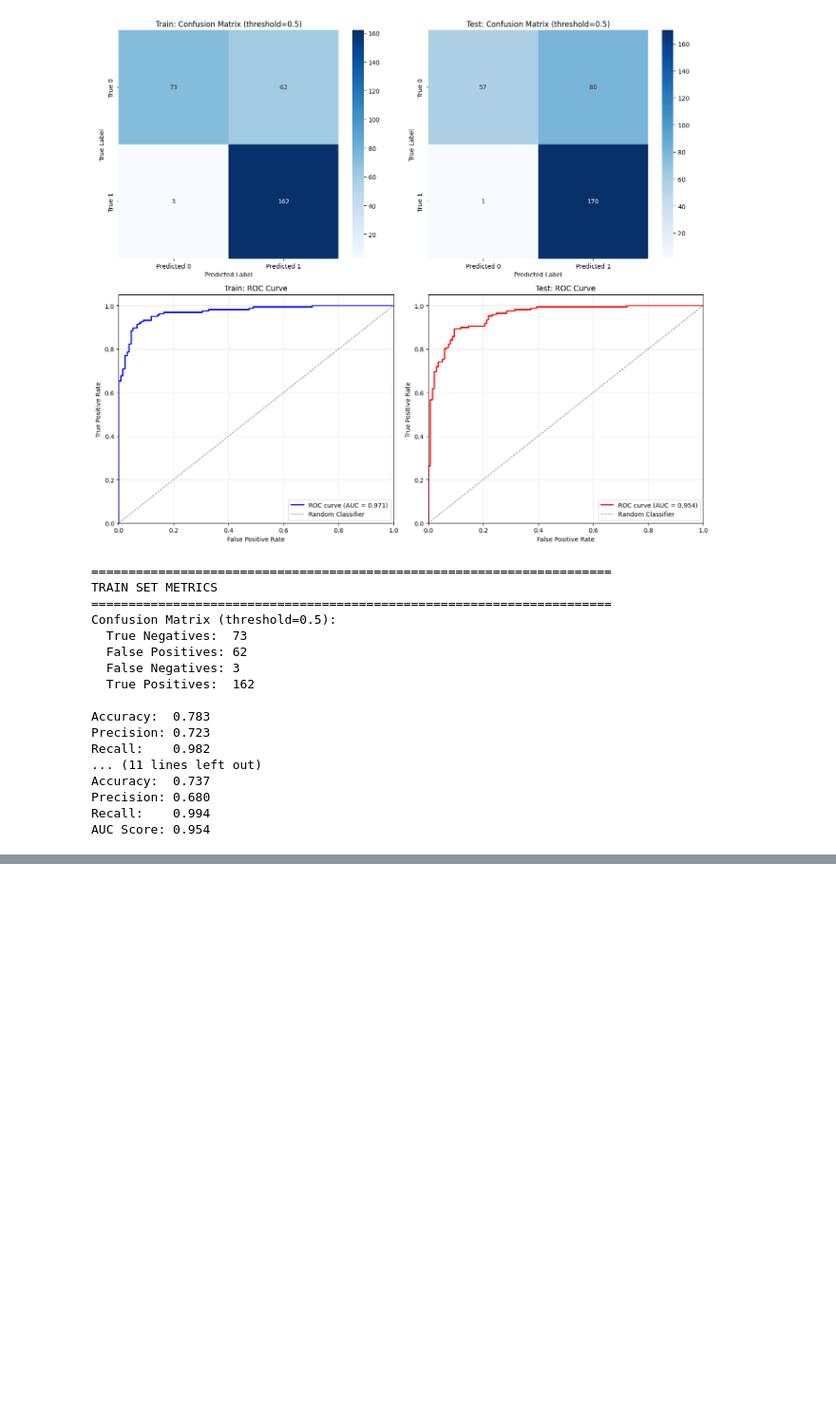
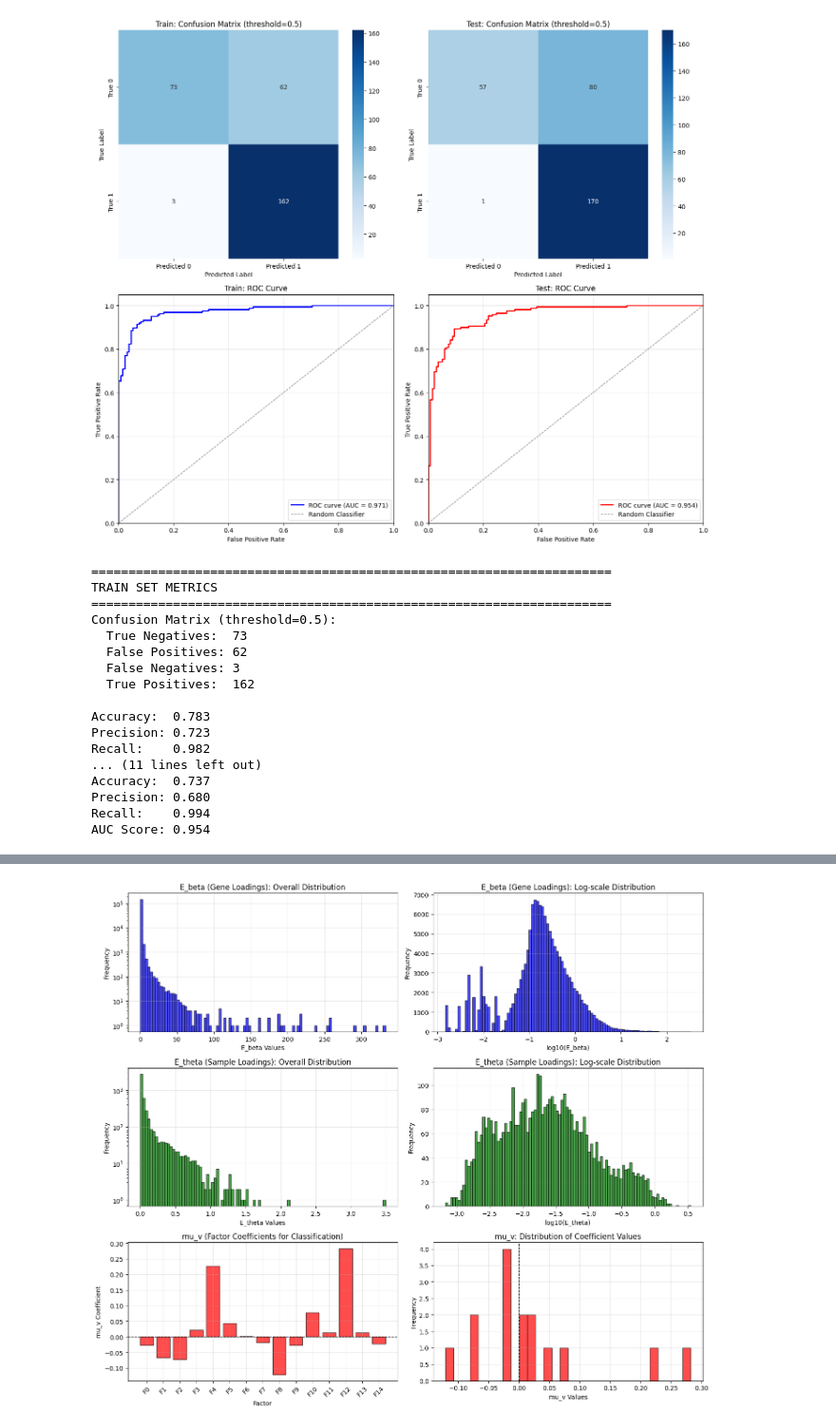
Before and after one commit to tsyasenpoor/sspa_vi, a Jupyter notebook: anal.ipynb, the cells around one changed output, grey strips where cells are left out. Shown at 95% size. Saved outputs shown, nothing was run; the diff lists cells and outputs as text; code cells hidden in the pictures; blank space fills up the shorter version.

```diff
--- a/anal.ipynb
+++ b/anal.ipynb
@@ -497,0 +536,98 @@ AUC Score: 0.954
+# %%
+# Create distribution plots for E_beta, E_theta, and mu_v
+fig, axes = plt.subplots(3, 2, figsize=(14, 12))
+
+# E_beta distributions
+# Overall distribution
+axes[0, 0].hist(E_beta.flatten(), bins=100, alpha=0.7, color='blue', edgecolor='black')
+axes[0, 0].set_xlabel('E_beta Values')
+axes[0, 0].set_ylabel('Frequency')
+axes[0, 0].set_title('E_beta (Gene Loadings): Overall Distribution')
+axes[0, 0].set_yscale('log')
+axes[0, 0].grid(alpha=0.3)
+
+# E_beta log-scale
+axes[0, 1].hist(np.log10(E_beta.flatten() + 1e-10), bins=100, alpha=0.7, color='blue', edgecolor='black')
+axes[0, 1].set_xlabel('log10(E_beta)')
+axes[0, 1].set_ylabel('Frequency')
+axes[0, 1].set_title('E_beta (Gene Loadings): Log-scale Distribution')
+axes[0, 1].grid(alpha=0.3)
+
+# E_theta distributions
+# Overall distribution
+axes[1, 0].hist(E_theta.flatten(), bins=100, alpha=0.7, color='green', edgecolor='black')
+axes[1, 0].set_xlabel('E_theta Values')
+axes[1, 0].set_ylabel('Frequency')
+axes[1, 0].set_title('E_theta (Sample Loadings): Overall Distribution')
+axes[1, 0].set_yscale('log')
+axes[1, 0].grid(alpha=0.3)
+
+# E_theta log-scale
+axes[1, 1].hist(np.log10(E_theta.flatten() + 1e-10), bins=100, alpha=0.7, color='green', edgecolor='black')
+axes[1, 1].set_xlabel('log10(E_theta)')
+axes[1, 1].set_ylabel('Frequency')
+axes[1, 1].set_title('E_theta (Sample Loadings): Log-scale Distribution')
+axes[1, 1].grid(alpha=0.3)
+
+# mu_v distributions
+# Bar plot
+factors = [f'F{i}' for i in range(mu_v.shape[1])]
+axes[2, 0].bar(factors, mu_v[0], color='red', alpha=0.7, edgecolor='black')
+axes[2, 0].set_xlabel('Factor')
+axes[2, 0].set_ylabel('mu_v Coefficient')
+axes[2, 0].set_title('mu_v (Factor Coefficients for Classification)')
+axes[2, 0].axhline(y=0, color='black', linestyle='--', linewidth=1)
+axes[2, 0].tick_params(axis='x', rotation=45)
+axes[2, 0].grid(alpha=0.3)
+
+# Histogram of mu_v values
+axes[2, 1].hist(mu_v.flatten(), bins=30, alpha=0.7, color='red', edgecolor='black')
+axes[2, 1].set_xlabel('mu_v Values')
+axes[2, 1].set_ylabel('Frequency')
+axes[2, 1].set_title('mu_v: Distribution of Coefficient Values')
+axes[2, 1].axvline(x=0, color='black', linestyle='--', linewidth=1)
+axes[2, 1].grid(alpha=0.3)
+
+plt.tight_layout()
+plt.show()
+
+# Print summary statistics
+print("="*70)
+print("E_BETA (Gene Loadings) Statistics:")
+print("="*70)
+print(f"Shape: {E_beta.shape}")
+print(f"Mean: {E_beta.mean():.6f}")
+print(f"Std: {E_beta.std():.6f}")
+print(f"Min: {E_beta.min():.6f}")
+print(f"Max: {E_beta.max():.6f}")
+print(f"Median: {np.median(E_beta):.6f}")
+
+print("\n" + "="*70)
+print("E_THETA (Sample Loadings) Statistics:")
+print("="*70)
+print(f"Shape: {E_theta.shape}")
+print(f"Mean: {E_theta.mean():.6f}")
+print(f"Std: {E_theta.std():.6f}")
+print(f"Min: {E_theta.min():.6f}")
+print(f"Max: {E_theta.max():.6f}")
+print(f"Median: {np.median(E_theta):.6f}")
+
+print("\n" + "="*70)
+print("MU_V (Classification Coefficients) Statistics:")
+print("="*70)
+print(f"Shape: {mu_v.shape}")
+print(f"Mean: {mu_v.mean():.6f}")
+print(f"Std: {mu_v.std():.6f}")
+print(f"Min: {mu_v.min():.6f}")
+print(f"Max: {mu_v.max():.6f}")
+print(f"Median: {np.median(mu_v):.6f}")
+print(f"\nTop 3 most positive factors:")
+top_positive = np.argsort(mu_v[0])[-3:][::-1]
+for idx in top_positive:
+    print(f"  Factor_{idx}: {mu_v[0, idx]:.6f}")
+print(f"\nTop 3 most negative factors:")
+top_negative = np.argsort(mu_v[0])[:3]
+for idx in top_negative:
+    print(f"  Factor_{idx}: {mu_v[0, idx]:.6f}")
+# %% [output]
+[figure, added]
```
Also changed, not shown: parts of 2 cells of this notebook, 4 other files.
